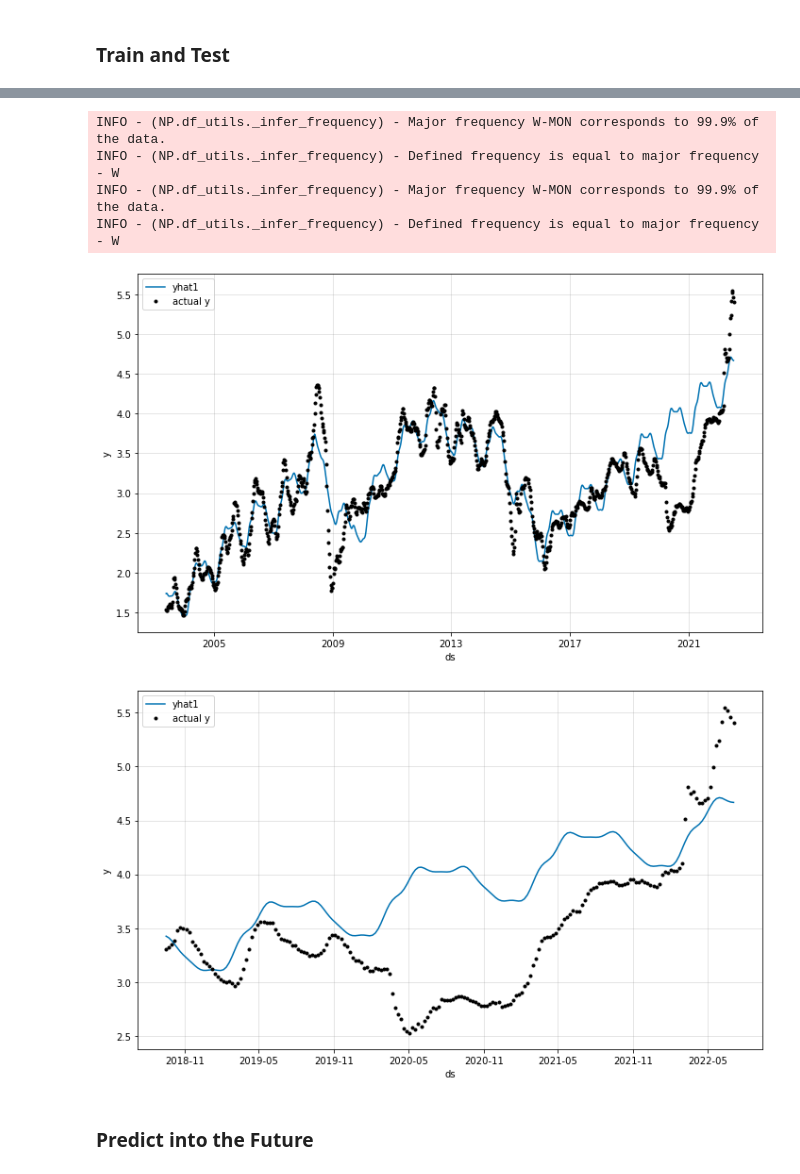
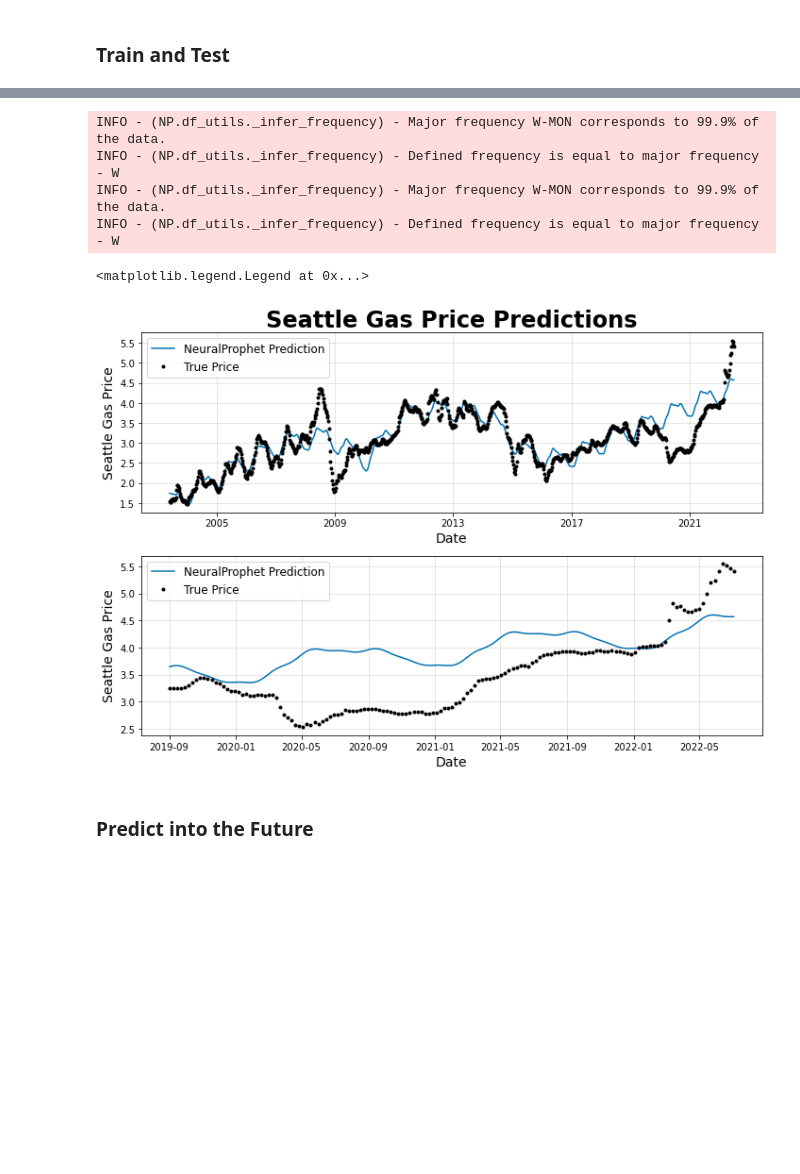
Before and after one commit to chrisprasanna/Predicting_Seattle_Gas_Prices_with_ML, a Jupyter notebook: Natural_Gas_Stock_Forecast-v4.ipynb, the cells around one changed output, grey strips where cells are left out. Saved outputs shown, nothing was run; the diff lists cells and outputs as text; code cells hidden in the pictures; blank space fills up the shorter version.

Commit message:
changed NP plots

```diff
--- a/Natural_Gas_Stock_Forecast-v4.ipynb
+++ b/Natural_Gas_Stock_Forecast-v4.ipynb
@@ -674,7 +674,7 @@ params = {
 
 model = NeuralProphet(**params)
 
-df_train, df_test = model.split_df(df=df, freq="W", valid_p=0.20)
+df_train, df_test = model.split_df(df=df, freq="W", valid_p=0.15)
 
 metrics =  model.fit(df_train, freq="W", validation_df=df_test, progress="plot")
 # %% [output]
@@ -699,13 +708,24 @@ INFO - (NP.df_utils._infer_frequency) - Defined frequency is equal to major freq
 # %%
-fig = model.plot(model.predict(df))
-fig = model.plot(test_pred)
+# fig, ax = plt.subplots(figsize=(10, 7))
+fig, (ax1, ax2) = plt.subplots(2, 1, figsize=(10, 7), sharex=False)
+model.plot(model.predict(df), ax=ax1)
+ax1.set_xlabel('Date', fontsize=14)
+ax1.set_ylabel('Seattle Gas Price', fontsize=14)
+ax1.set_title("Seattle Gas Price Predictions (Train + Test)", fontsize=24, fontweight="bold")
+ax1.legend(labels=['NeuralProphet Prediction', 'True Price'], fontsize=12)
+
+# fig, ax = plt.subplots(figsize=(10, 7))
+model.plot(test_pred, xlabel='Date', ylabel='Seattle Gas Price', ax=ax2)
+ax2.set_xlabel('Date', fontsize=14)
+ax2.set_ylabel('Seattle Gas Price', fontsize=14)
+ax2.legend(labels=['NeuralProphet Prediction', 'True Price'], fontsize=12)
 # %% [output]
 INFO - (NP.df_utils._infer_frequency) - Major frequency W-MON corresponds to 99.9% of the data.
 INFO - (NP.df_utils._infer_frequency) - Defined frequency is equal to major frequency - W
 INFO - (NP.df_utils._infer_frequency) - Major frequency W-MON corresponds to 99.9% of the data.
 INFO - (NP.df_utils._infer_frequency) - Defined frequency is equal to major frequency - W
+<matplotlib.legend.Legend at 0x...>
-[figure, old version]
+[figure, new version]
-[figure, removed]
 # %% [markdown]
 ### Predict into the Future
 # %%
```
Also changed, not shown: parts of 19 cells of this notebook.
